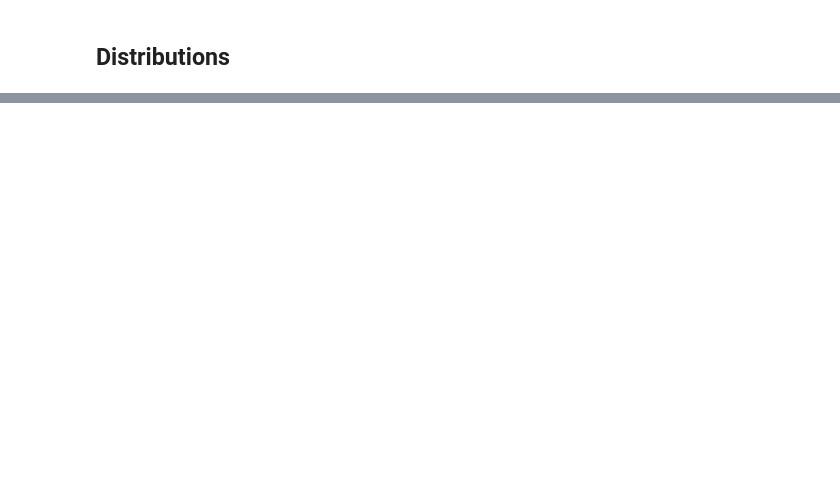
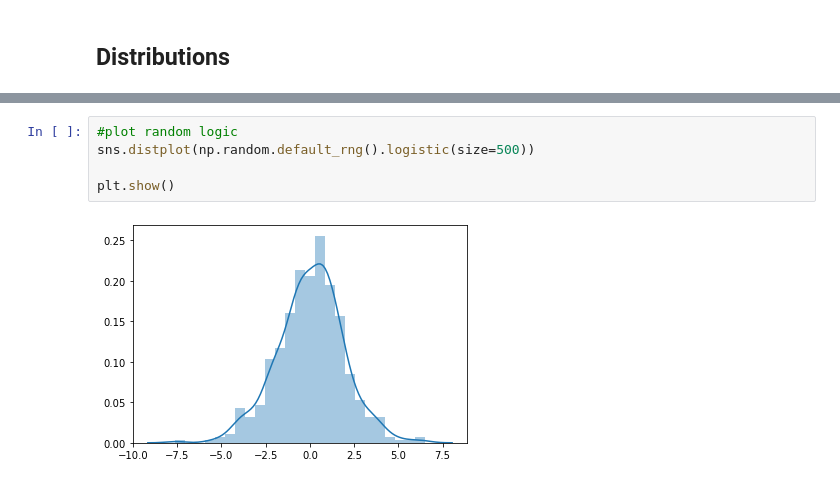
Before and after one commit to AineNicD/numpy-random, a Jupyter notebook: numpy-random.ipynb, the cells around one changed output, grey strips where cells are left out. Drawn from its saved outputs; the diff is of its cells as text; blank space fills up the shorter version.

```diff
--- a/numpy-random.ipynb
+++ b/numpy-random.ipynb
@@ -232 +272,8 @@ The logic distributions is used by the World Chess Federation (FIDE) where it is
+# %%
+#plot random logic
+sns.distplot(np.random.default_rng().logistic(size=500))
+
+plt.show()
+# %% [output]
+[figure, added]
 # %%
```
Also changed, not shown: parts of 25 cells of this notebook, 1 other file.
